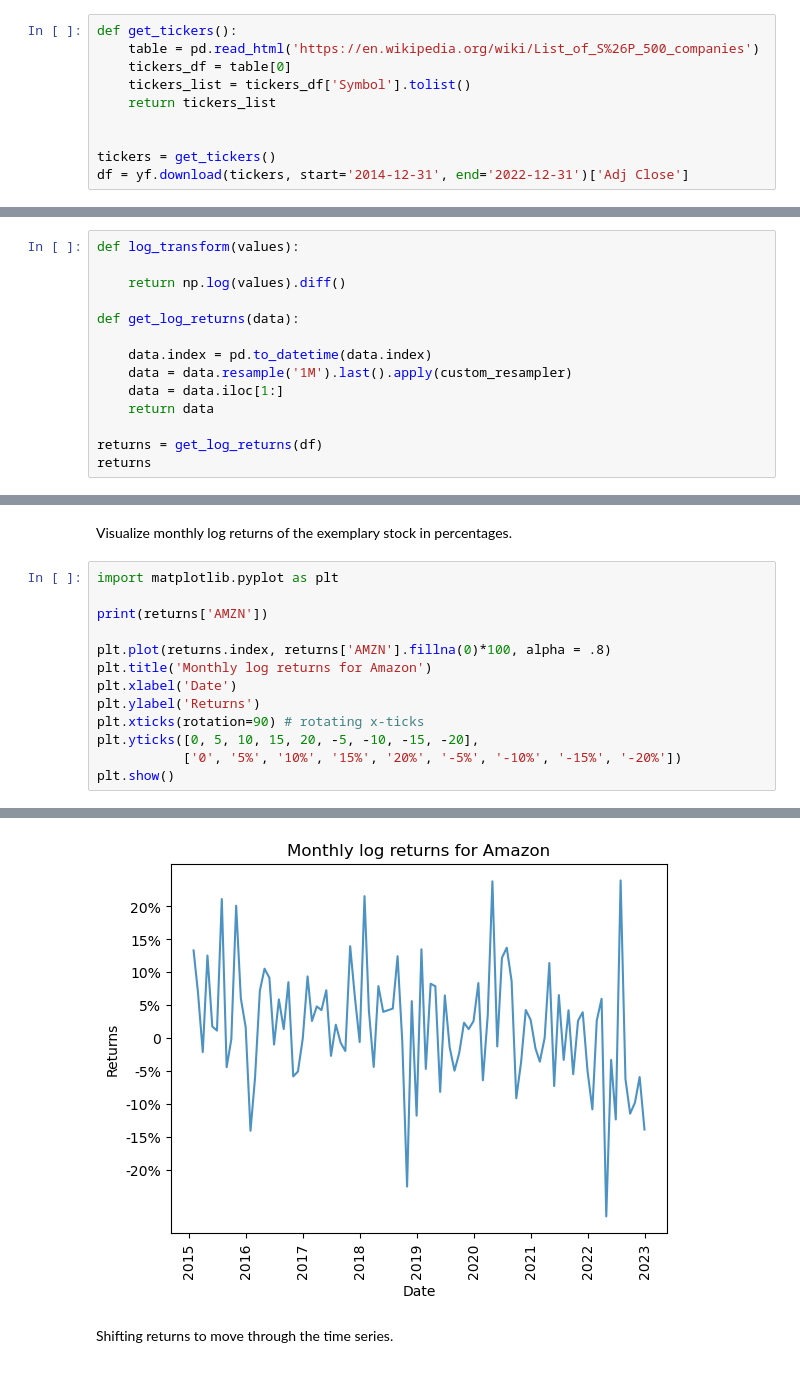
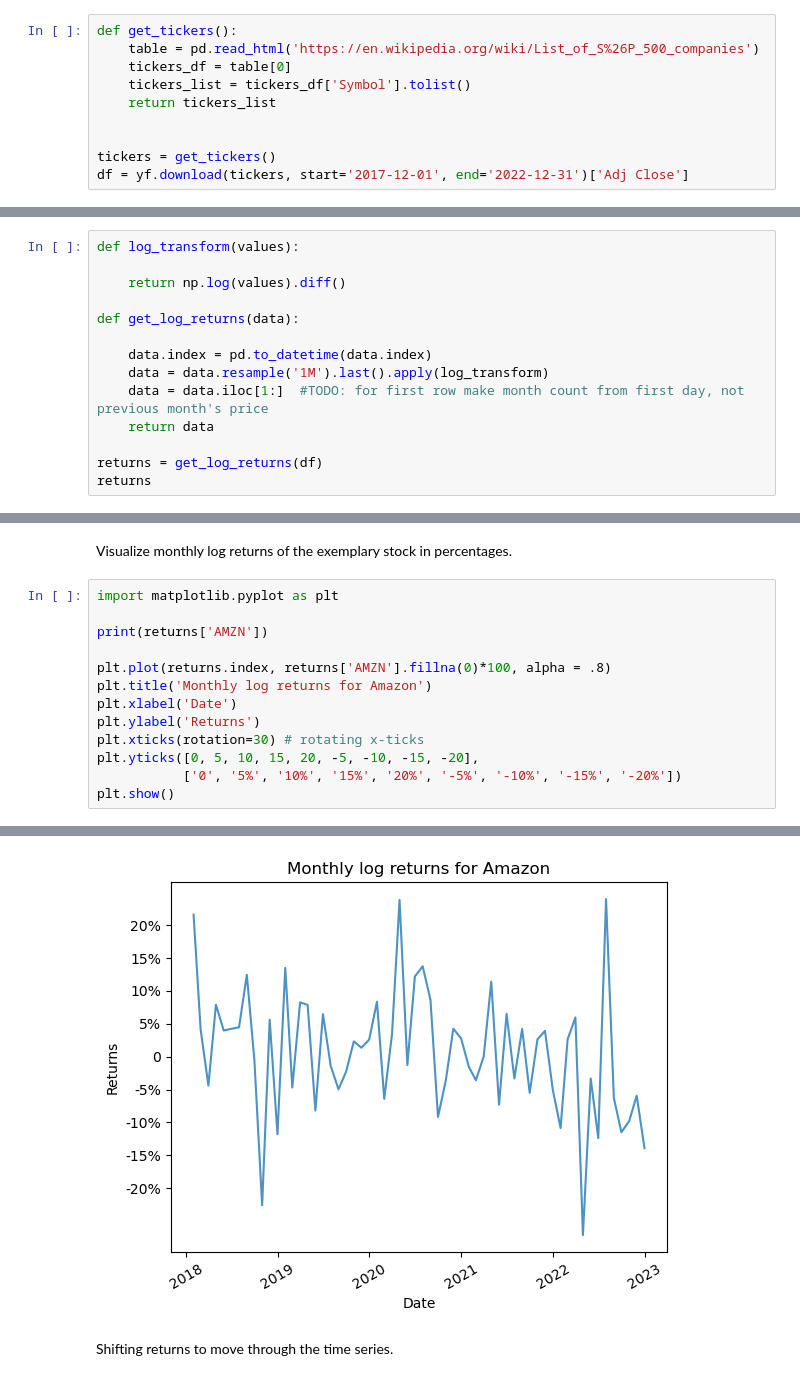
Before and after one commit to pkur3k/Momentum-Trading-Strategy, a Jupyter notebook: momentum_strategy.ipynb, the cells around one changed output, grey strips where cells are left out. Saved outputs shown, nothing was run; the diff lists cells and outputs as text.

```diff
--- a/momentum_strategy.ipynb
+++ b/momentum_strategy.ipynb
@@ -14,7 +14,7 @@ def get_tickers():
 
 
 tickers = get_tickers()
-df = yf.download(tickers, start='2014-12-31', end='2022-12-31')['Adj Close']
+df = yf.download(tickers, start='2017-12-01', end='2022-12-31')['Adj Close']
 # %% [output]
 [*********************100%***********************]  503 of 503 completed
 
@@ -32,8 +32,8 @@ def log_transform(values):
 def get_log_returns(data):
 
     data.index = pd.to_datetime(data.index)
-    data = data.resample('1M').last().apply(custom_resampler)
-    data = data.iloc[1:]
+    data = data.resample('1M').last().apply(log_transform)
+    data = data.iloc[1:]  #TODO: for first row make month count from first day, not previous month's price
     return data
 
 returns = get_log_returns(df)
@@ -64,7 +69,7 @@ plt.plot(returns.index, returns['AMZN'].fillna(0)*100, alpha = .8)
 plt.title('Monthly log returns for Amazon')
 plt.xlabel('Date')
 plt.ylabel('Returns')
-plt.xticks(rotation=90) # rotating x-ticks
+plt.xticks(rotation=30) # rotating x-ticks
 plt.yticks([0, 5, 10, 15, 20, -5, -10, -15, -20],
            ['0', '5%', '10%', '15%', '20%', '-5%', '-10%', '-15%', '-20%'])
 plt.show()
@@ -85,4 +94,4 @@ Freq: M, Name: AMZN, Length: 96, dtype: float64
-[figure, old version]
+[figure, new version]
 # %% [markdown]
 Shifting returns to move through the time series.
 # %%
```
Also changed, not shown: parts of 11 cells of this notebook.
